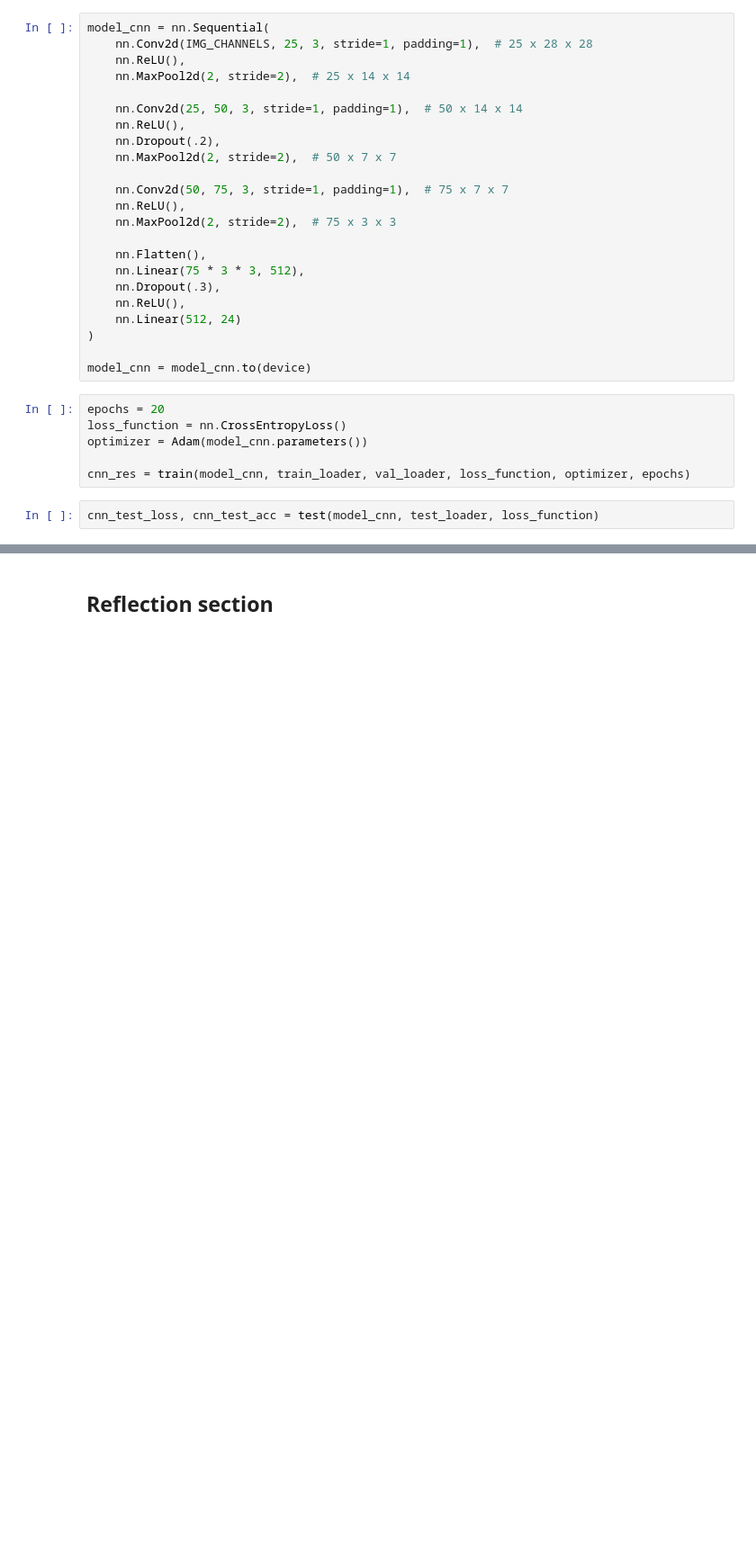
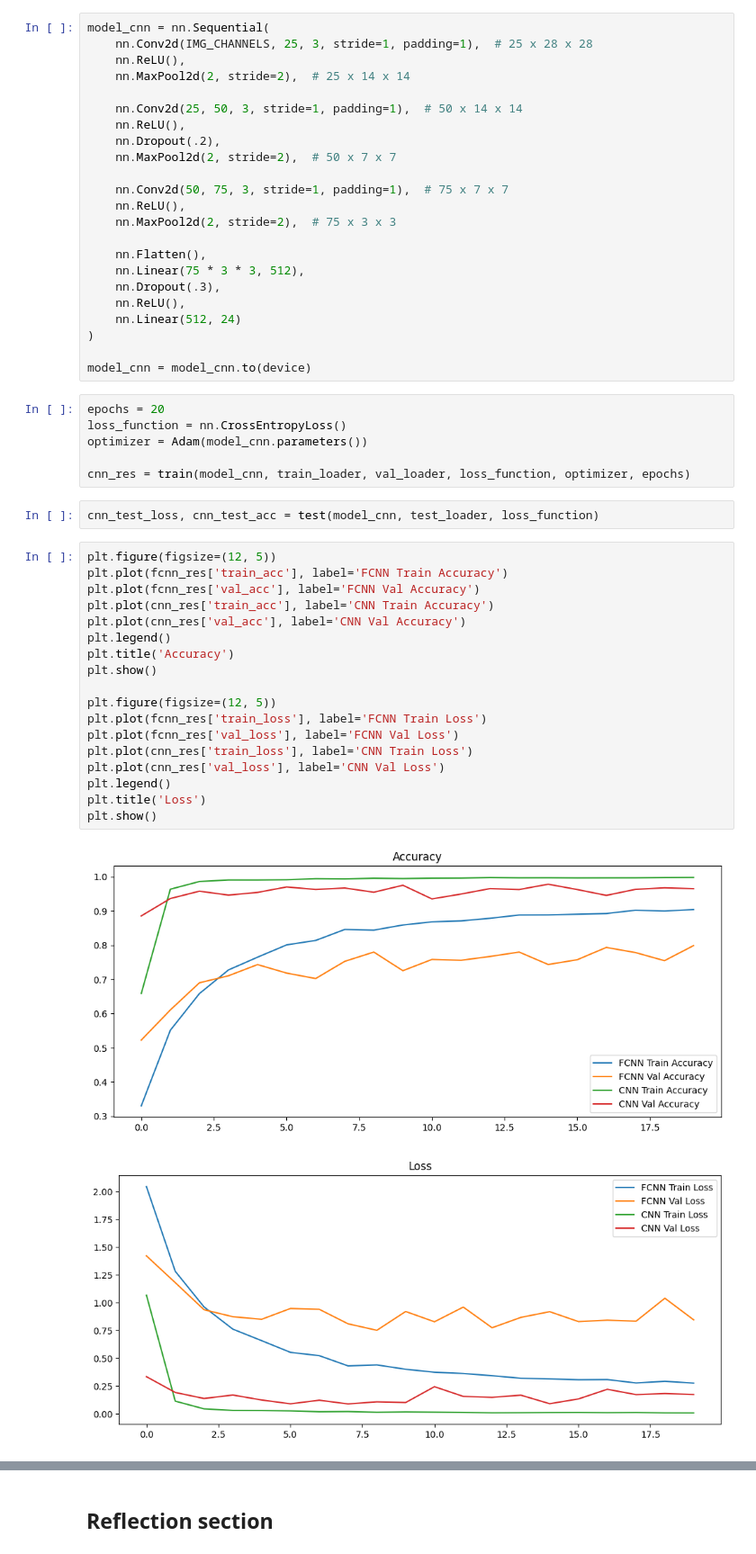
Before and after one commit to red-gunslinger/Int-Comp, a Jupyter notebook: 5_cnn.ipynb, the cells around one changed output, grey strips where cells are left out. Shown at 90% size. Drawn from its saved outputs; the diff is of its cells as text; blank space fills up the shorter version.

```diff
--- a/5_cnn.ipynb
+++ b/5_cnn.ipynb
@@ -243,3 +243,24 @@ optimizer = Adam(model_cnn.parameters())
 cnn_res = train(model_cnn, train_loader, val_loader, loss_function, optimizer, epochs)
 # %%
 cnn_test_loss, cnn_test_acc = test(model_cnn, test_loader, loss_function)
+# %%
+plt.figure(figsize=(12, 5))
+plt.plot(fcnn_res['train_acc'], label='FCNN Train Accuracy')
+plt.plot(fcnn_res['val_acc'], label='FCNN Val Accuracy')
+plt.plot(cnn_res['train_acc'], label='CNN Train Accuracy')
+plt.plot(cnn_res['val_acc'], label='CNN Val Accuracy')
+plt.legend()
+plt.title('Accuracy')
+plt.show()
+
+plt.figure(figsize=(12, 5))
+plt.plot(fcnn_res['train_loss'], label='FCNN Train Loss')
+plt.plot(fcnn_res['val_loss'], label='FCNN Val Loss')
+plt.plot(cnn_res['train_loss'], label='CNN Train Loss')
+plt.plot(cnn_res['val_loss'], label='CNN Val Loss')
+plt.legend()
+plt.title('Loss')
+plt.show()
+# %% [output]
+[figure, added]
+[figure, added]
```
Also changed, not shown: parts of 12 cells of this notebook.
